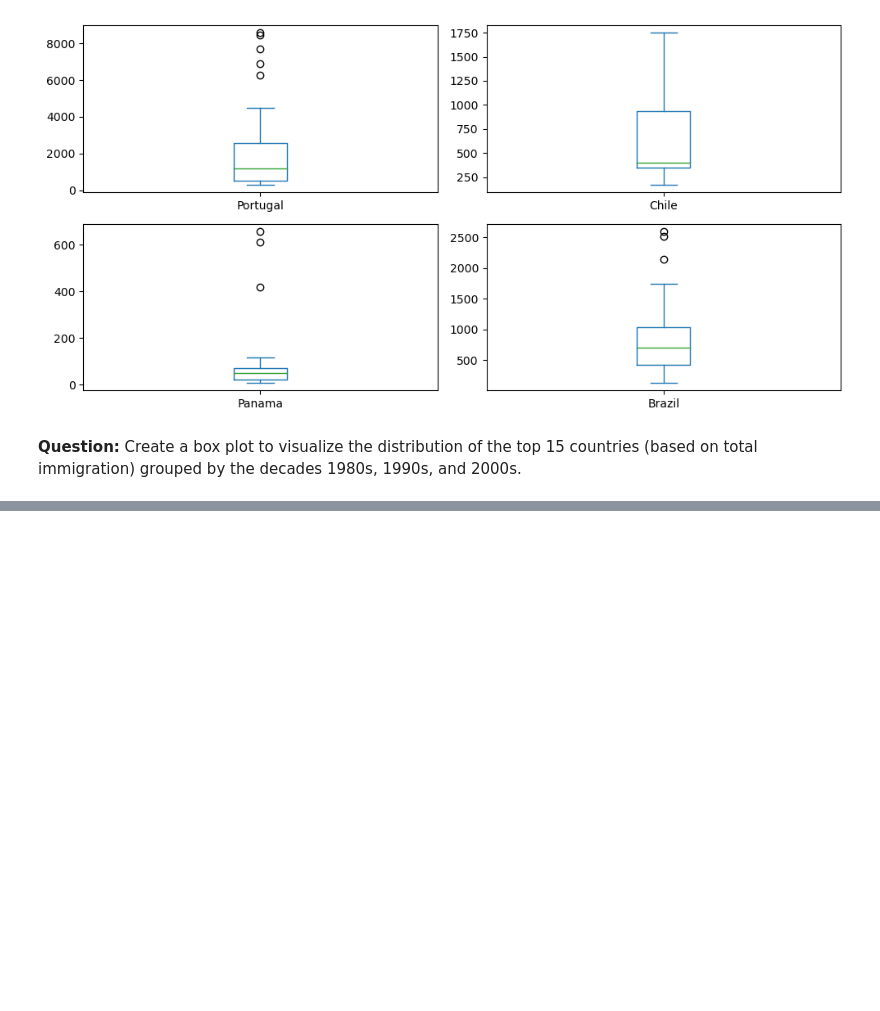
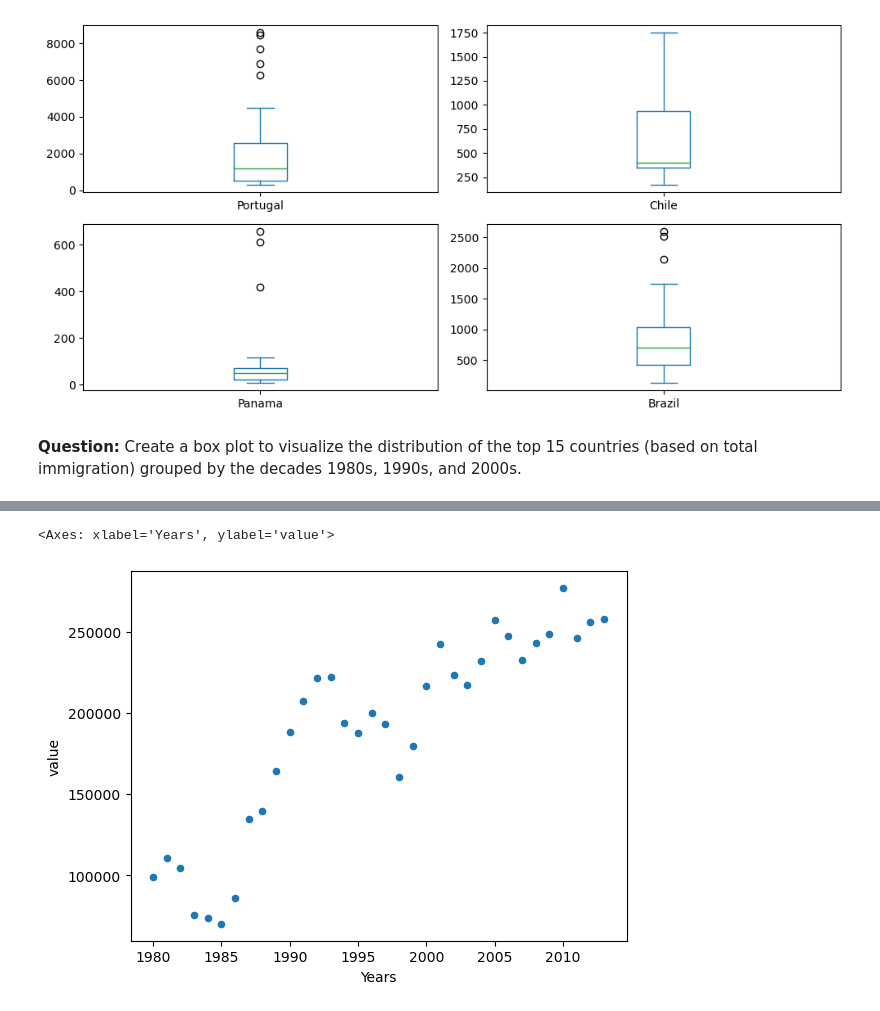
Before and after one commit to 0xrsfagundes/IBM, a Jupyter notebook: IBM/Data Visualization with Python/Data Visualization with Python - Lab3.ipynb, the cells around one changed output, grey strips where cells are left out. Cells and saved outputs as stored; diff of their text form; code cells hidden in the pictures; blank space fills up the shorter version.

```diff
--- a/IBM/Data Visualization with Python/Data Visualization with Python - Lab3.ipynb
+++ b/IBM/Data Visualization with Python/Data Visualization with Python - Lab3.ipynb
@@ -167,0 +173,10 @@ df_top15_aux.describe()
+# %%
+df_scatter = df.copy()
+
+df_scatter.drop(columns=['Type','Coverage','AREA','AreaName','REG','RegName','DEV','DevName'],inplace=True)
+
+df_scatter = df_scatter.melt(id_vars='OdName',var_name='Years')
+
+df_scatter_aux = df_scatter.groupby(['Years'])['value'].sum().to_frame().reset_index()
+
+df_scatter_aux.head()
@@ -167,0 +190,5 @@ df_top15_aux.describe()
+# %%
+df_scatter_aux.plot(kind='scatter',x='Years',y='value')
+# %% [output]
+<Axes: xlabel='Years', ylabel='value'>
+[figure, added]
```
Also changed, not shown: parts of 10 cells of this notebook.
